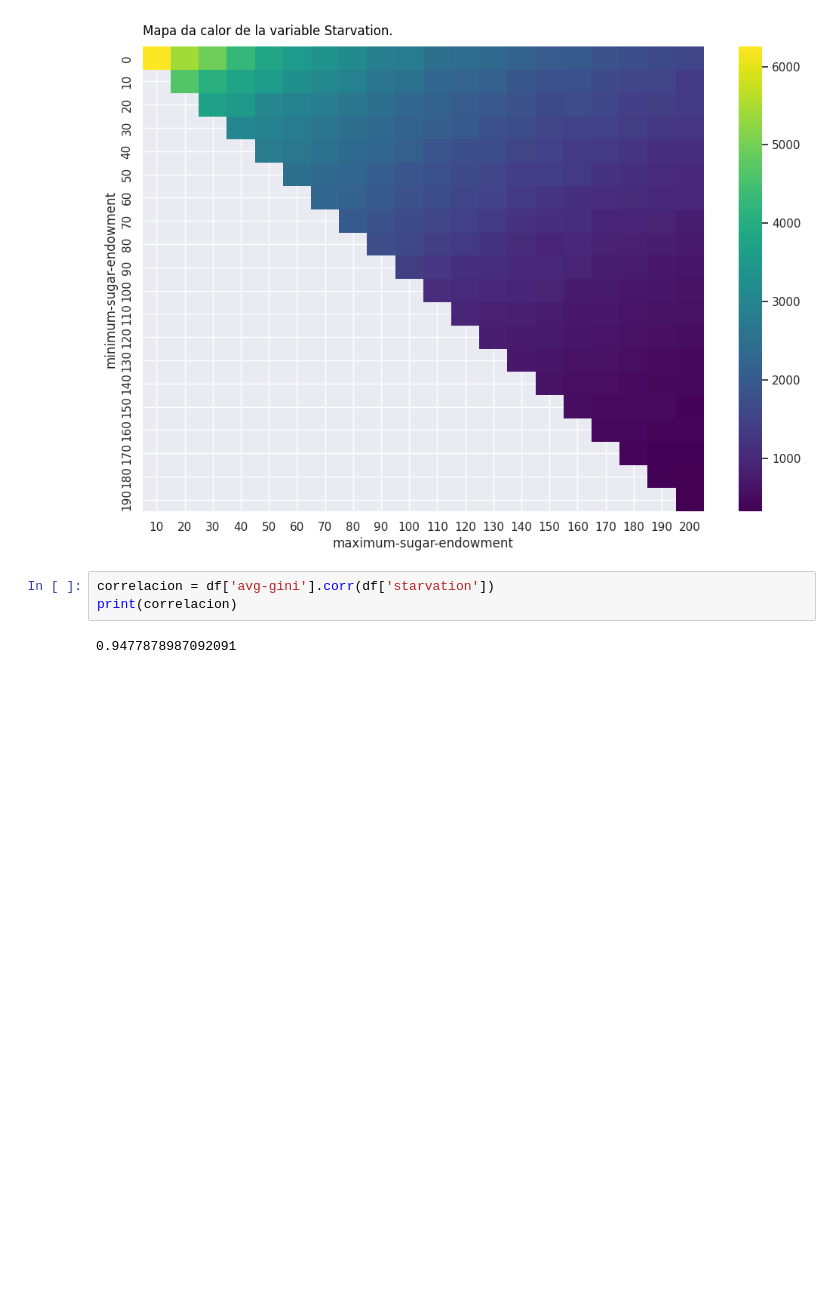
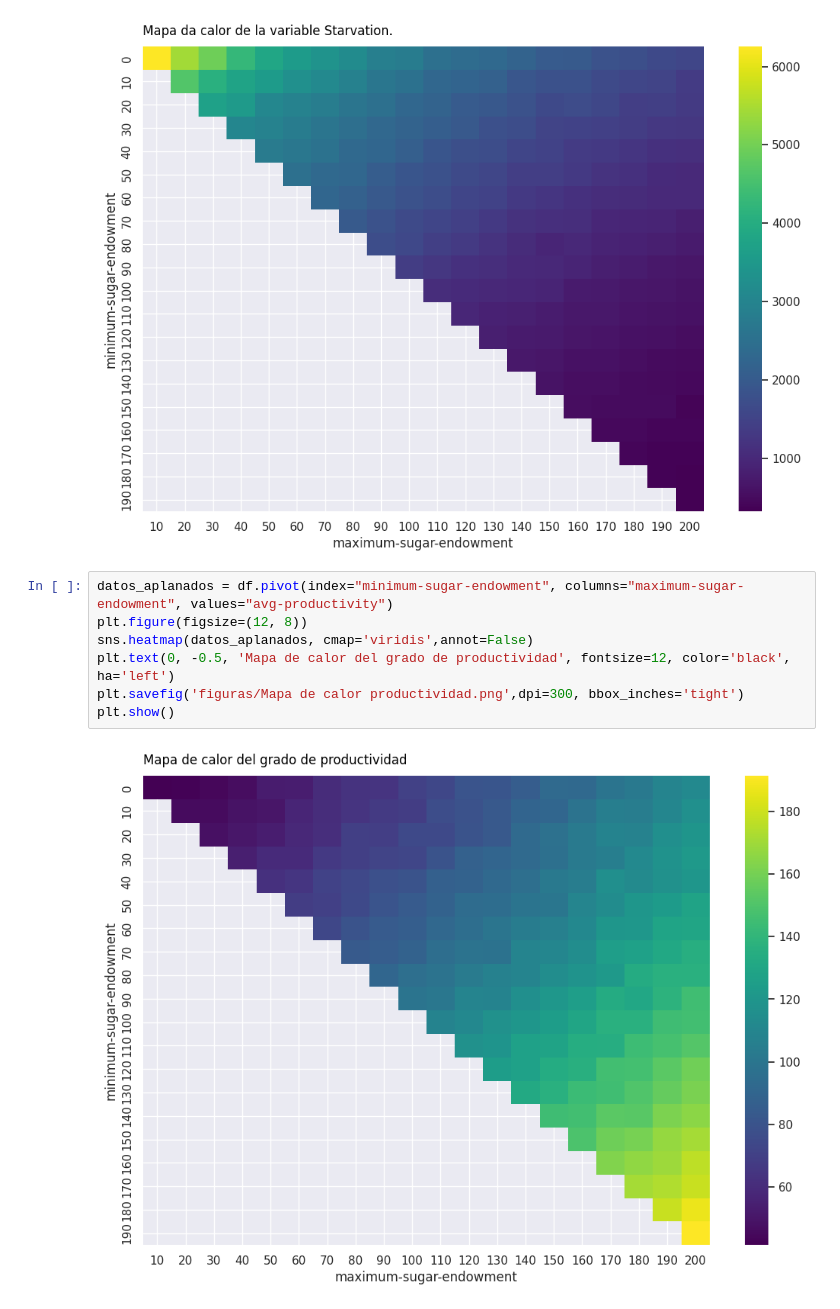
Before and after one commit to Aruroo/SugarScape, a Jupyter notebook: Analisis/AnalisisSugarScape.ipynb, the cells around one changed output. Cells and saved outputs as stored; diff of their text form; blank space fills up the shorter version.

```diff
--- a/Analisis/AnalisisSugarScape.ipynb
+++ b/Analisis/AnalisisSugarScape.ipynb
@@ -62,8 +62,12 @@ plt.savefig('Mapa de calor Starvation.png',dpi=300, bbox_inches='tight')
 plt.show()
 # %% [output]
 [figure]
-# %%
-correlacion = df['avg-gini'].corr(df['starvation'])
-print(correlacion)
-# %% [output]
-0.9477878987092091
+# %%
+datos_aplanados = df.pivot(index="minimum-sugar-endowment", columns="maximum-sugar-endowment", values="avg-productivity")
+plt.figure(figsize=(12, 8))
+sns.heatmap(datos_aplanados, cmap='viridis',annot=False)
+plt.text(0, -0.5, 'Mapa de calor del grado de productividad', fontsize=12, color='black', ha='left')
+plt.savefig('figuras/Mapa de calor productividad.png',dpi=300, bbox_inches='tight')
+plt.show()
+# %% [output]
+[figure, added]
```
Also changed, not shown: parts of 4 cells of this notebook, 8 other files.
